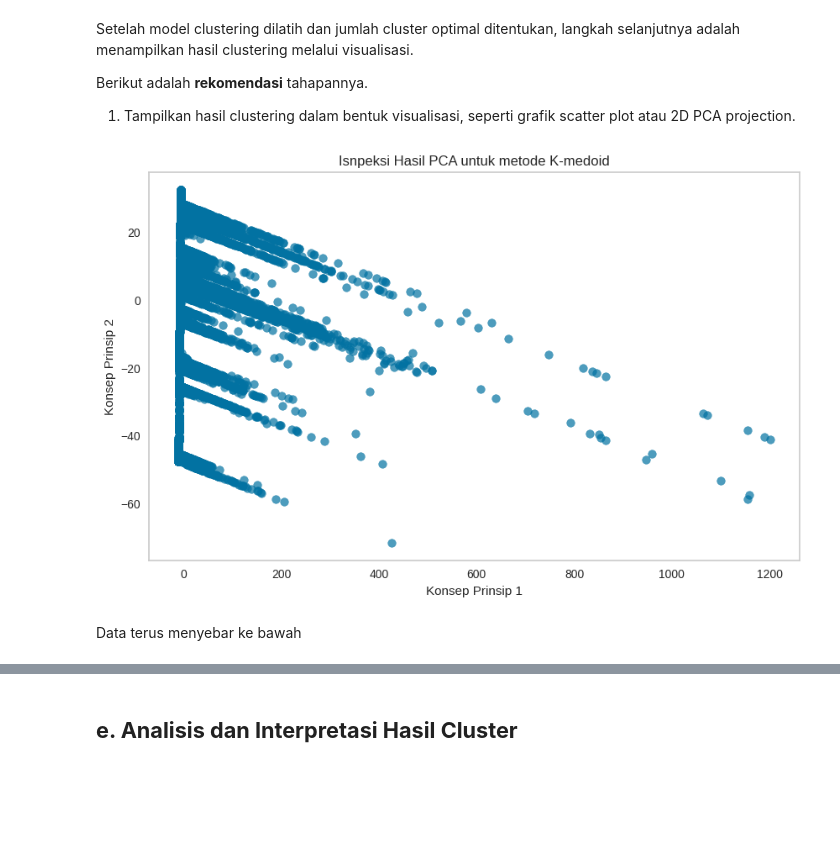
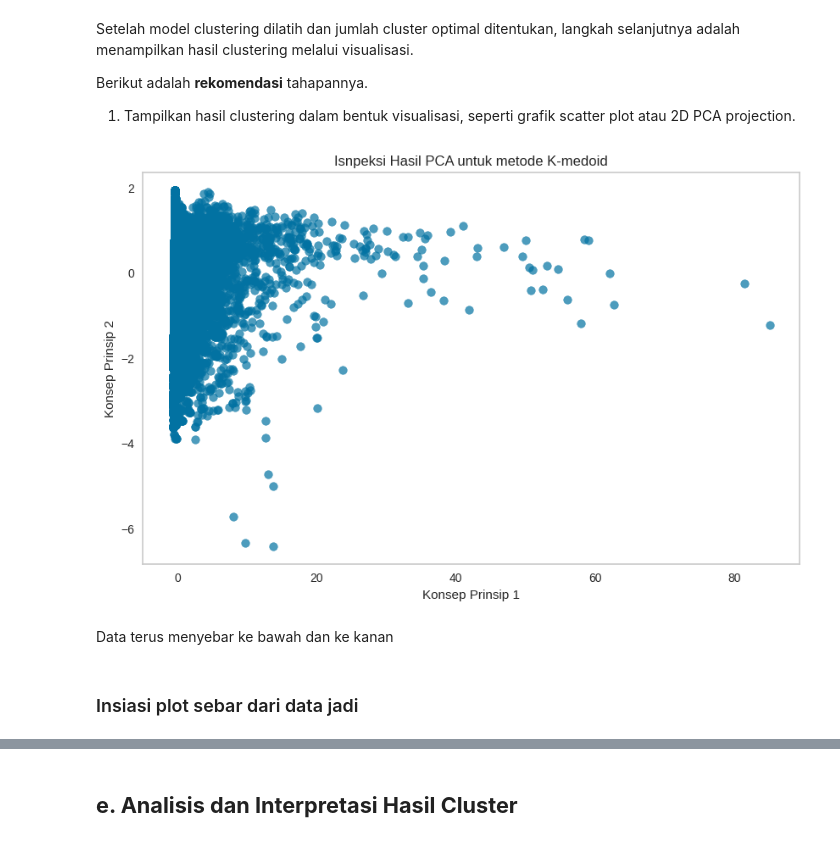
Before and after one commit to DGkurnia/cnkproject, a Jupyter notebook: BMLP_Derfansyah_Guswiranata_Kurnia_clus_ii.ipynb, the cells around one changed output, grey strips where cells are left out. Cells and saved outputs as stored; diff of their text form; code cells hidden in the pictures; blank space fills up the shorter version.

```diff
--- a/BMLP_Derfansyah_Guswiranata_Kurnia_clus_ii.ipynb
+++ b/BMLP_Derfansyah_Guswiranata_Kurnia_clus_ii.ipynb
@@ -1422,8 +1424,10 @@ def perform_pca(data):
     plt.show()
 # %%
 #Hasil pca
-perform_pca(dfdatan)
+perform_pca(dfstdnmk)
 # %% [output]
-[figure, old version]
+[figure, new version]
 # %% [markdown]
-Data terus menyebar ke bawah
+Data terus menyebar ke bawah dan ke kanan
+# %% [markdown]
+### Insiasi plot sebar dari data jadi
```
Also changed, not shown: parts of 19 cells of this notebook.
